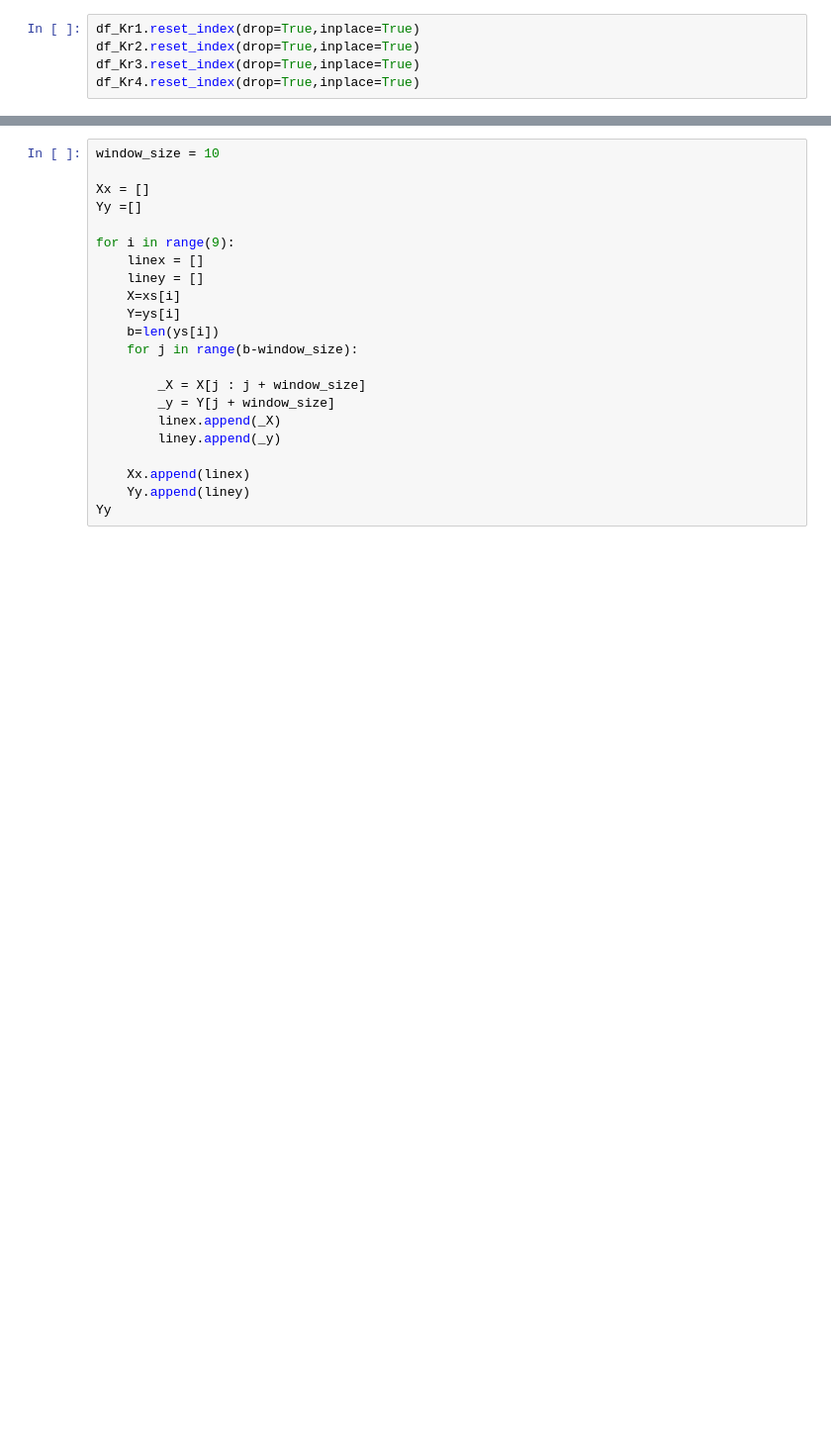
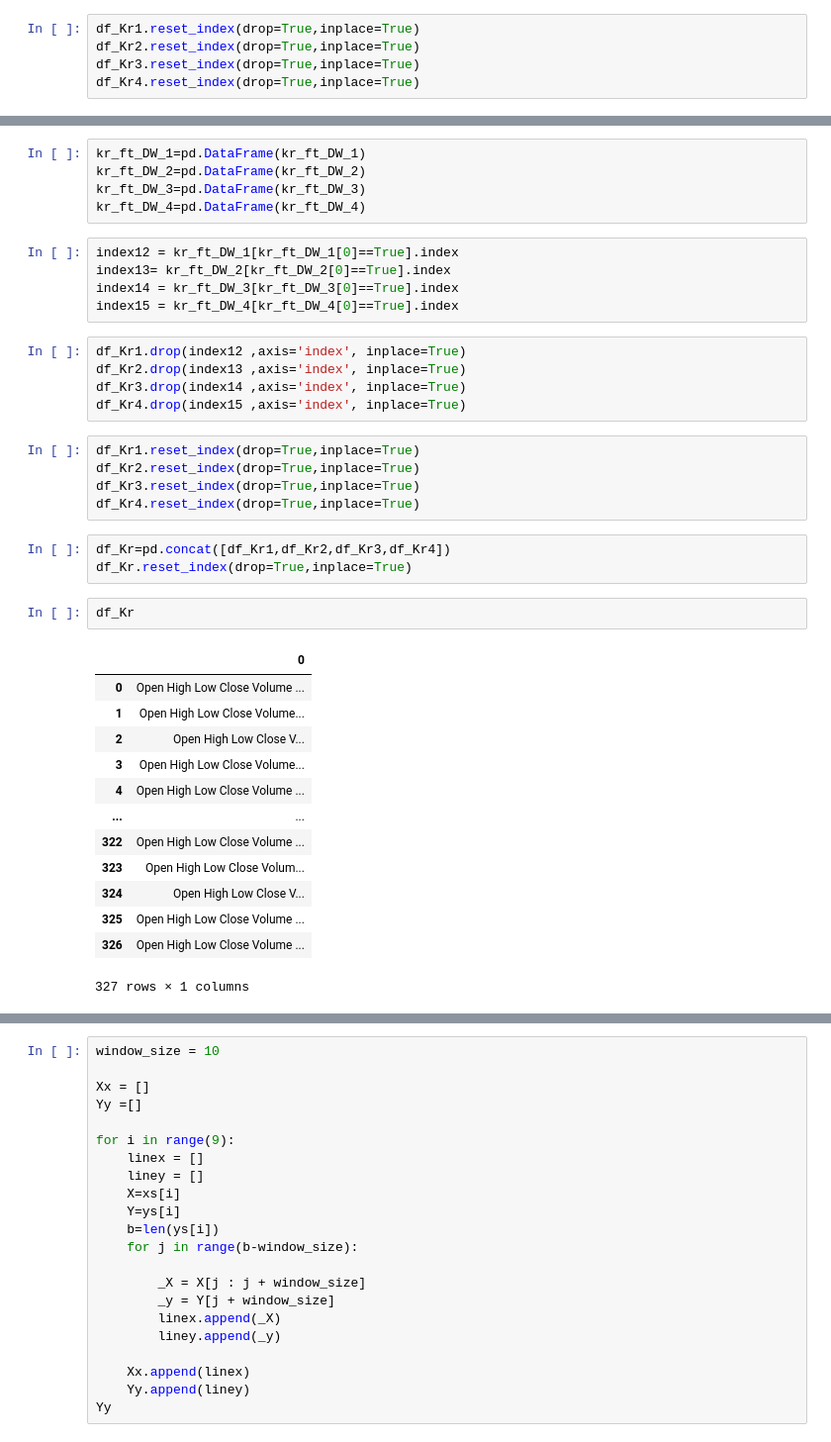
Before and after one commit to Hy-MDL/DB, a Jupyter notebook: Total Kospi.ipynb, the cells around one changed output, grey strips where cells are left out. Shown at 99% size. Saved outputs shown, nothing was run; the diff lists cells and outputs as text; blank space fills up the shorter version.

```diff
--- a/Total Kospi.ipynb
+++ b/Total Kospi.ipynb
@@ -479,0 +458,39 @@ NameError: name 'dfxs' is not defined
+# %%
+kr_ft_DW_1=pd.DataFrame(kr_ft_DW_1)
+kr_ft_DW_2=pd.DataFrame(kr_ft_DW_2)
+kr_ft_DW_3=pd.DataFrame(kr_ft_DW_3)
+kr_ft_DW_4=pd.DataFrame(kr_ft_DW_4)
+# %%
+index12 = kr_ft_DW_1[kr_ft_DW_1[0]==True].index
+index13= kr_ft_DW_2[kr_ft_DW_2[0]==True].index
+index14 = kr_ft_DW_3[kr_ft_DW_3[0]==True].index
+index15 = kr_ft_DW_4[kr_ft_DW_4[0]==True].index
+# %%
+df_Kr1.drop(index12 ,axis='index', inplace=True)
+df_Kr2.drop(index13 ,axis='index', inplace=True)
+df_Kr3.drop(index14 ,axis='index', inplace=True)
+df_Kr4.drop(index15 ,axis='index', inplace=True)
+# %%
+df_Kr1.reset_index(drop=True,inplace=True)
+df_Kr2.reset_index(drop=True,inplace=True)
+df_Kr3.reset_index(drop=True,inplace=True)
+df_Kr4.reset_index(drop=True,inplace=True)
+# %%
+df_Kr=pd.concat([df_Kr1,df_Kr2,df_Kr3,df_Kr4])
+df_Kr.reset_index(drop=True,inplace=True)
+# %%
+df_Kr
+# %% [output]
+|  | 0 |
+| 0 | Open High Low Close Volume ... |
+| 1 | Open High Low Close Volume... |
+| 2 | Open High Low Close V... |
+| 3 | Open High Low Close Volume... |
+| 4 | Open High Low Close Volume ... |
+| ... | ... |
+| 322 | Open High Low Close Volume ... |
+| 323 | Open High Low Close Volum... |
+| 324 | Open High Low Close V... |
+| 325 | Open High Low Close Volume ... |
+| 326 | Open High Low Close Volume ... |
+327 rows × 1 columns
```
Also changed, not shown: parts of 22 cells of this notebook, 1 other file.
